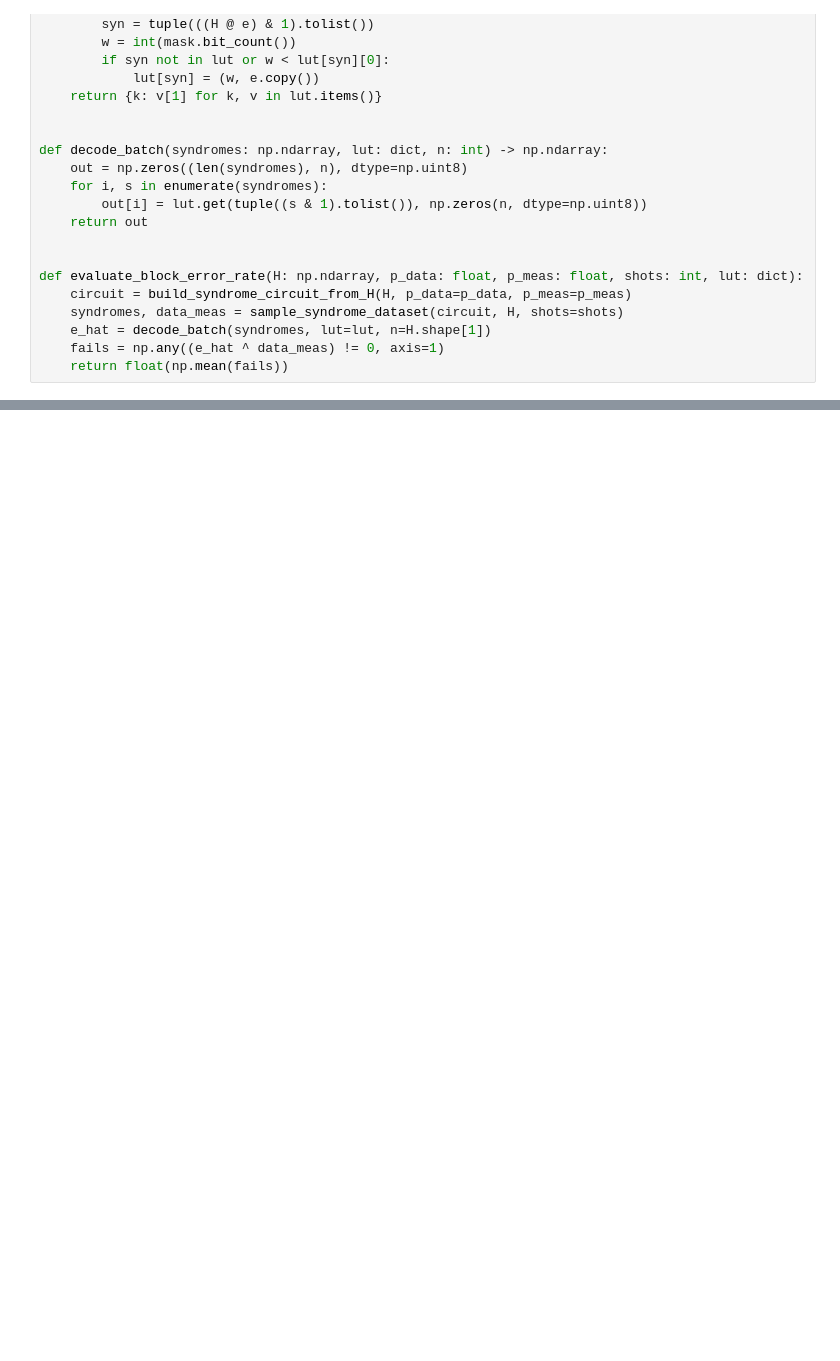
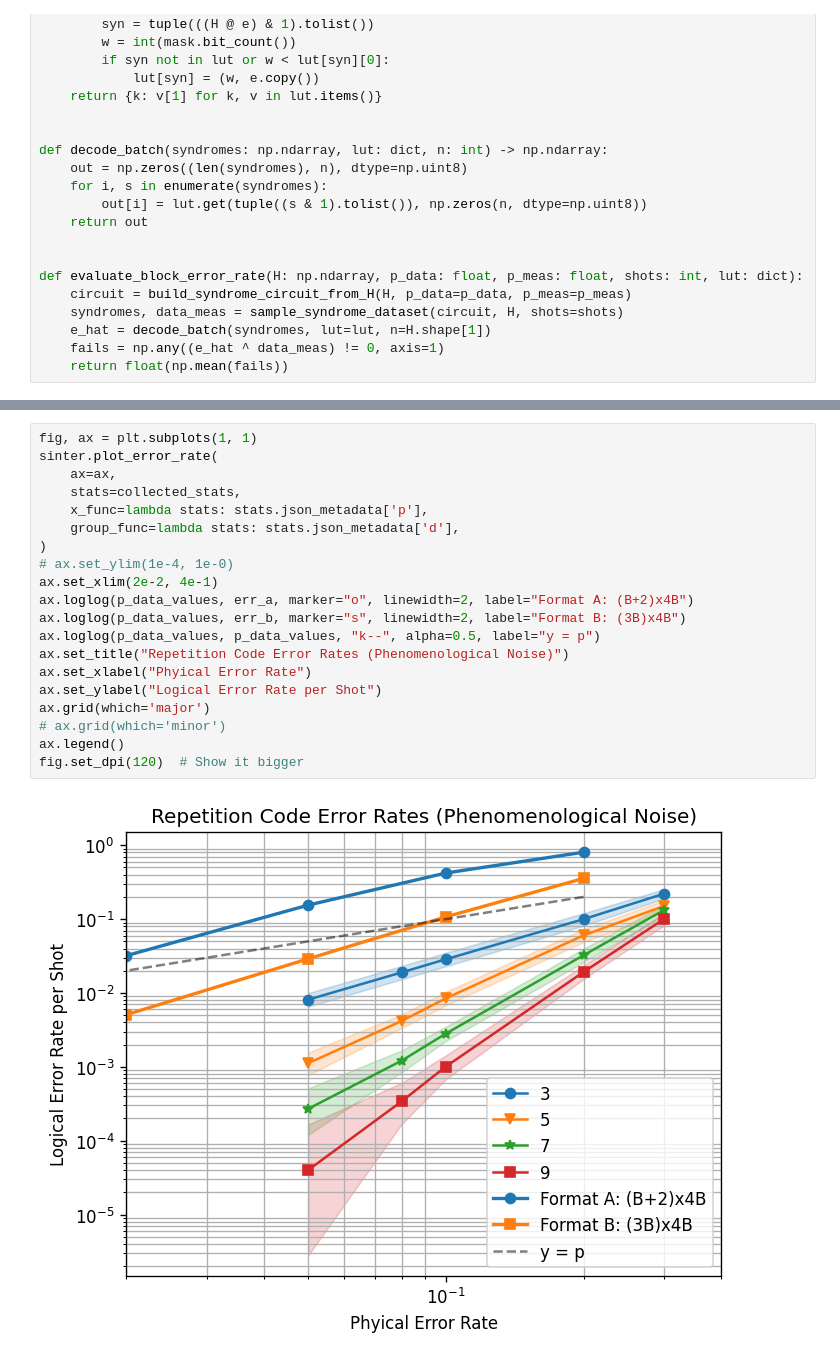
Before and after one commit to DanieleSalvi2810/QPFL_Hackathon_2026_Alice_and_Bob_Quantum_Icing, a Jupyter notebook: team-quantum_icing/core/compare_custom_H.ipynb, the cells around one changed output, grey strips where cells are left out. Cells and saved outputs as stored; diff of their text form; blank space fills up the shorter version.

```diff
--- a/team-quantum_icing/core/compare_custom_H.ipynb
+++ b/team-quantum_icing/core/compare_custom_H.ipynb
@@ -158,0 +188,22 @@ p=0.002 | Format A=0.000340 | Format B=0.000050
+# %%
+fig, ax = plt.subplots(1, 1)
+sinter.plot_error_rate(
+    ax=ax,
+    stats=collected_stats,
+    x_func=lambda stats: stats.json_metadata['p'],
+    group_func=lambda stats: stats.json_metadata['d'],
+)
+# ax.set_ylim(1e-4, 1e-0)
+ax.set_xlim(2e-2, 4e-1)
+ax.loglog(p_data_values, err_a, marker="o", linewidth=2, label="Format A: (B+2)x4B")
+ax.loglog(p_data_values, err_b, marker="s", linewidth=2, label="Format B: (3B)x4B")
+ax.loglog(p_data_values, p_data_values, "k--", alpha=0.5, label="y = p")
+ax.set_title("Repetition Code Error Rates (Phenomenological Noise)")
+ax.set_xlabel("Phyical Error Rate")
+ax.set_ylabel("Logical Error Rate per Shot")
+ax.grid(which='major')
+# ax.grid(which='minor')
+ax.legend()
+fig.set_dpi(120)  # Show it bigger
+# %% [output]
+[figure, added]
```
Also changed, not shown: parts of 3 cells of this notebook, 5 other files.
